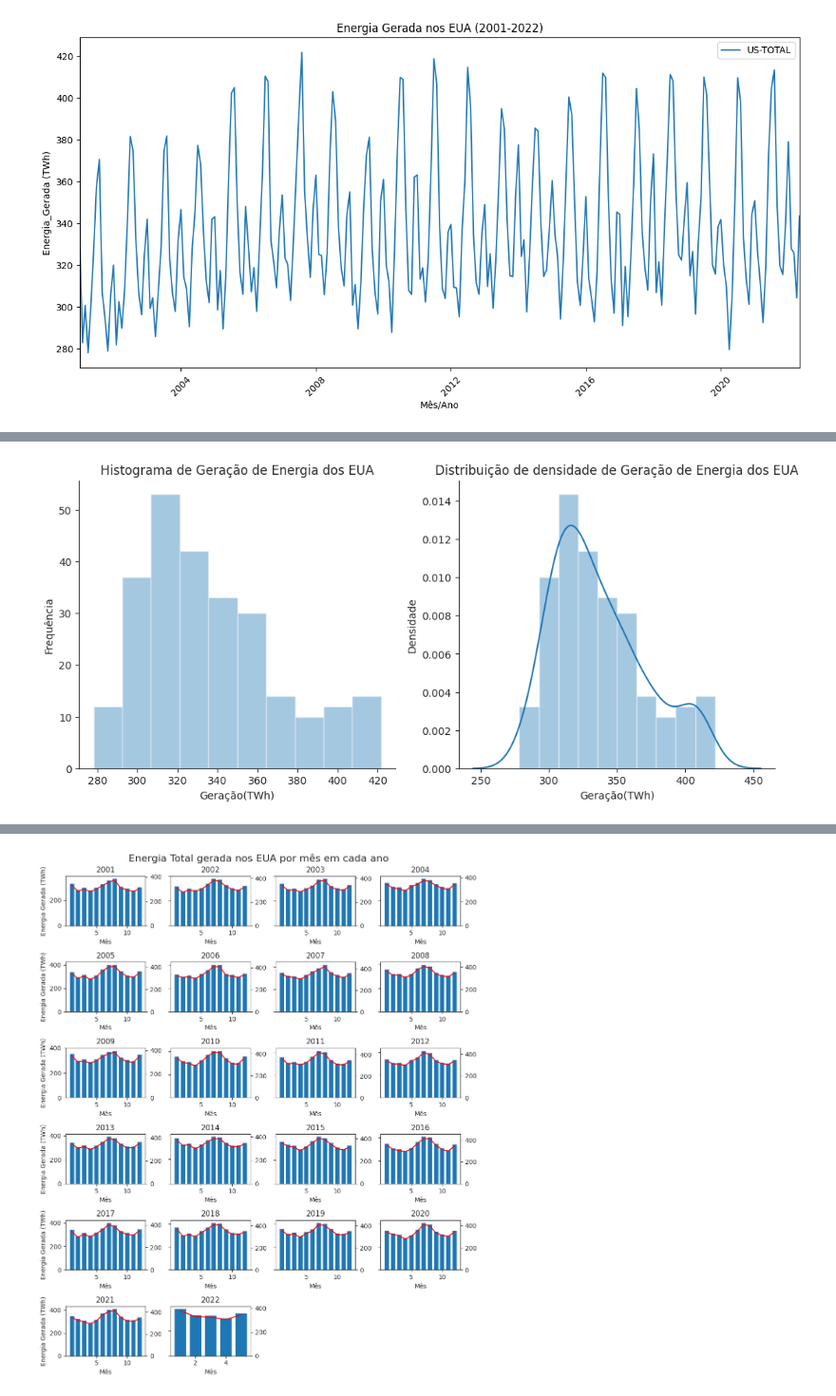
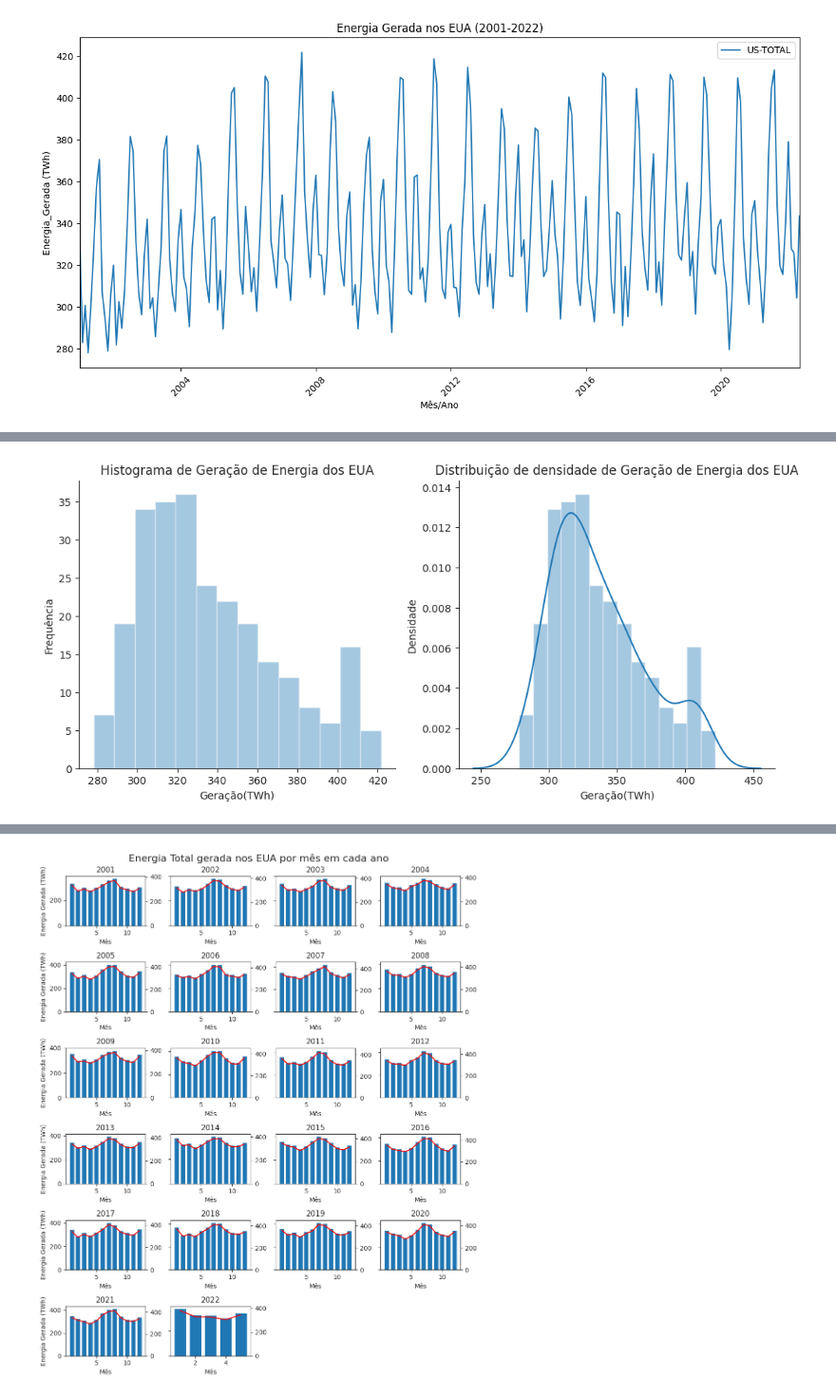
Before and after one commit to Higordevellard/MVP_01, a Jupyter notebook: mvp_sprint_1.ipynb, the cells around one changed output, grey strips where cells are left out. Shown at 95% size. Saved outputs shown, nothing was run; the diff lists cells and outputs as text; code cells hidden in the pictures.

```diff
--- a/mvp_sprint_1.ipynb
+++ b/mvp_sprint_1.ipynb
@@ -272,22 +268,22 @@ O gráfico de geração de energia nos EUA ao longo dos anos apresenta pontos in
 # %%
 sns.set_style("ticks")
 
 # Criar um subplot com duas colunas
 fig, axs = plt.subplots(ncols=2, figsize=(12, 5))
 
 # Plotar o primeiro gráfico no primeiro subplot
-sns.distplot(dataset_4["Geração(TWh)"], kde=False, bins=10, ax=axs[0])
+sns.distplot(dataset_4["Geração(TWh)"], kde=False, bins=14, ax=axs[0])
 axs[0].set_xlabel("Geração(TWh)")
 axs[0].set_ylabel("Frequência")
 axs[0].set_title("Histograma de Geração de Energia dos EUA")
 
 # Plotar o segundo gráfico no segundo subplot
-sns.distplot(dataset_4["Geração(TWh)"], kde=True, bins=10, ax=axs[1])
+sns.distplot(dataset_4["Geração(TWh)"], kde=True, bins=14, ax=axs[1])
 axs[1].set_xlabel("Geração(TWh)")
 axs[1].set_ylabel("Densidade")
 axs[1].set_title("Distribuição de densidade de Geração de Energia dos EUA")
 
 sns.despine()
 plt.show()
 # %% [output]
-[figure, old version]
+[figure, new version]
```
Also changed, not shown: parts of 6 cells of this notebook.
